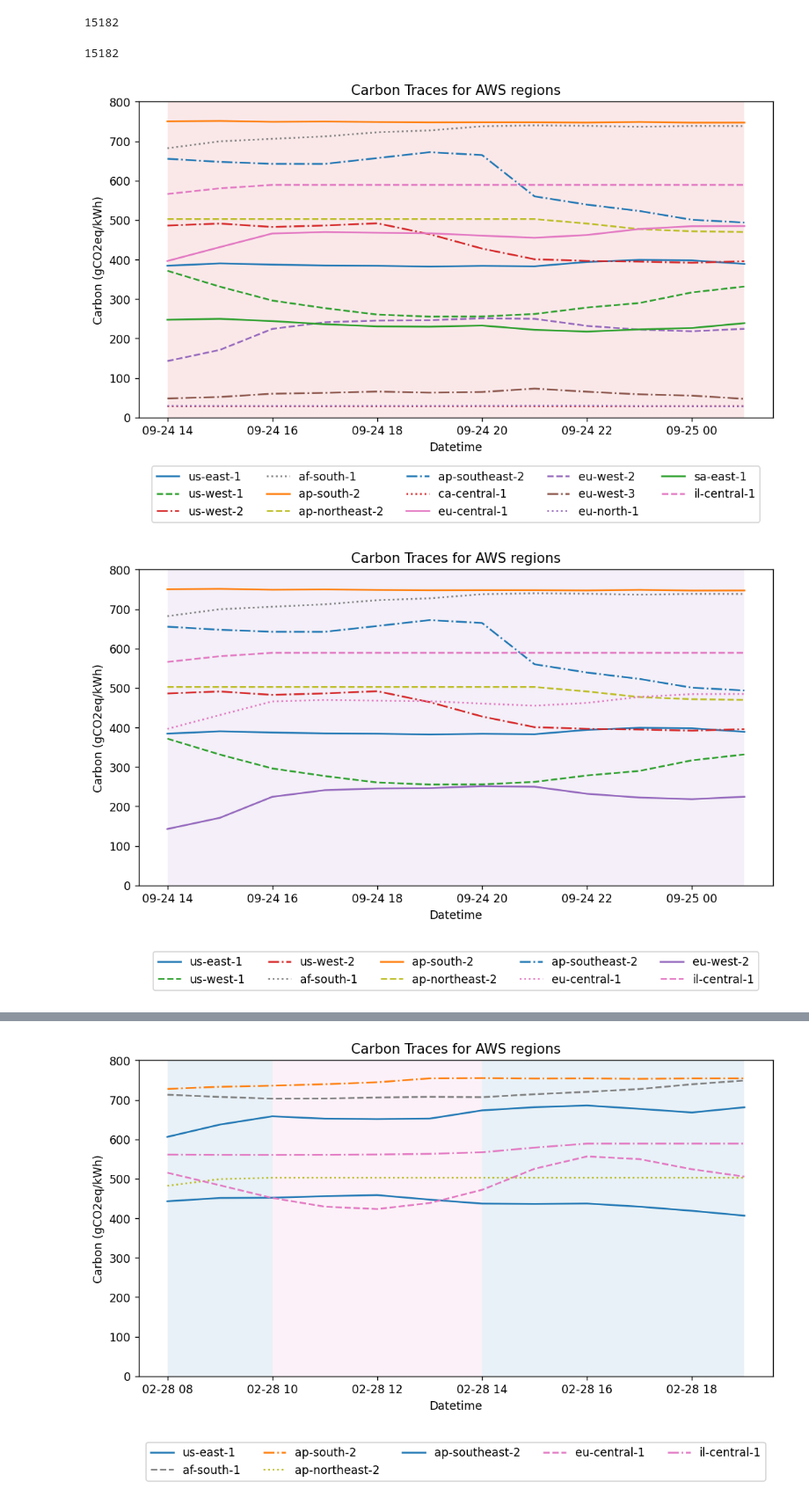
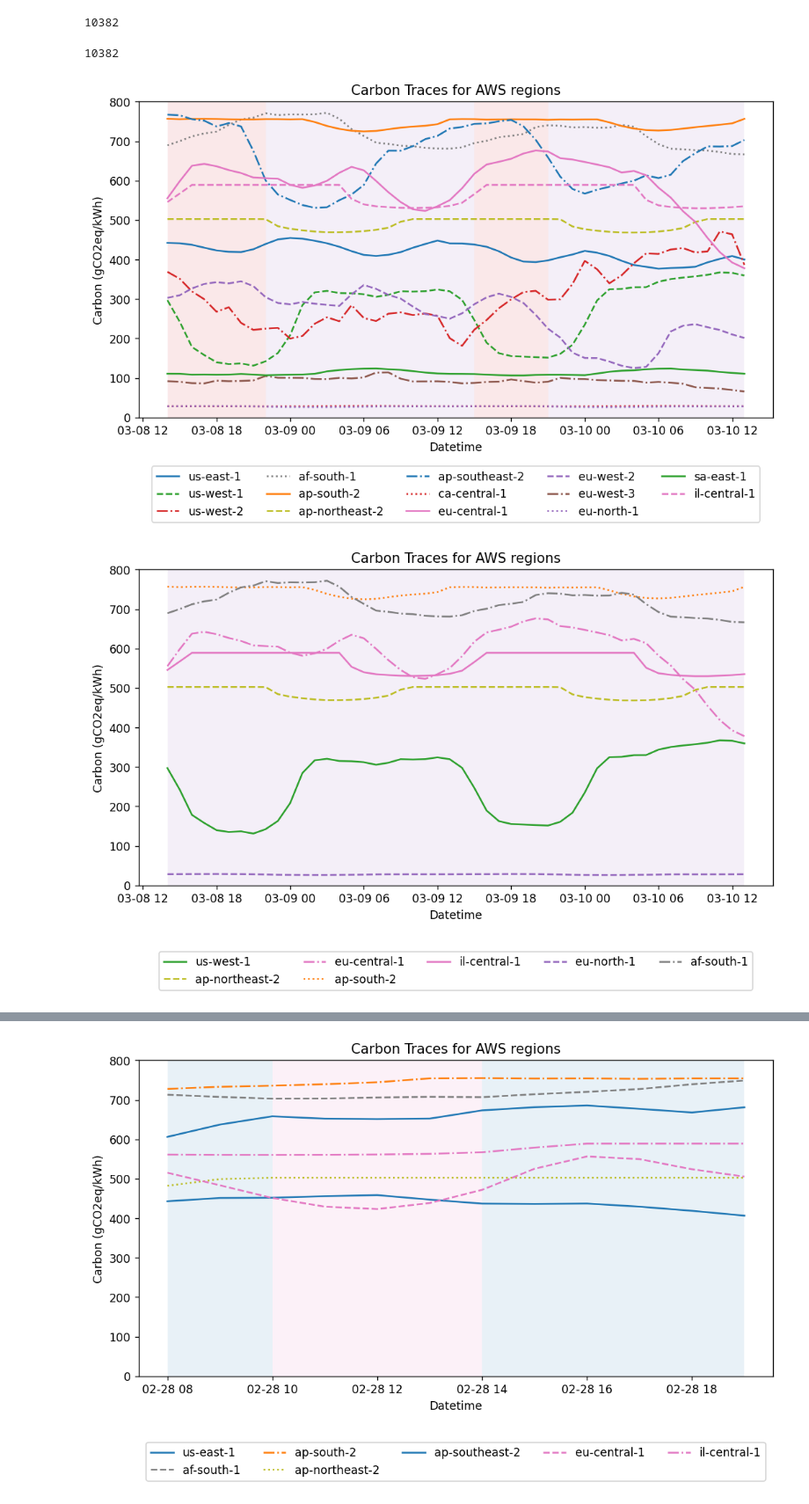
Before and after one commit to umassos/caslb-experiments, a Jupyter notebook: examiningCarbon.ipynb, the cells around one changed output, grey strips where cells are left out. Shown: that part at 88% size. Drawn from its saved outputs; the diff is of its cells as text; code cells hidden in the pictures.

```diff
--- a/examiningCarbon.ipynb
+++ b/examiningCarbon.ipynb
@@ -72,7 +72,7 @@ datetimes, carbon_vector = carbonTraces.get_numpy(m)
 carbon_simplex = carbonTraces.get_simplex(simplex_names)
 # %%
 # get a random 48 hour sequence
-T = 12
+T = 48
 # randomly choose an index from datetimes, and make sure there are at least T days including/after that index
 index = np.random.randint(0, len(datetimes) - T)
 dtSequence = datetimes[index:index+T]
@@ -81,11 +81,11 @@ print(index)
 # get the carbon traces for the sequence
 simplexSequence = carbon_simplex[index:index+T, :]
 # %% [output]
-15182
+10382
 # %%
 print(dtSequence.index[0])
 # %% [output]
-15182
+10382
 # %%
 import itertools
 # plot once for each region
@@ -125,22 +125,11 @@ plt.show()
 # carbonTrace = simplexSequence[:, regionIndex]
 # print(carbonTrace)
 # %% [output]
-[figure, old version]
+[figure, new version]
 # %%
 # pick a smaller subset of regions
 # AWS regions
-newNames = [
-    "us-east-1",      # US East (N. Virginia)
-    "us-west-1",      # US West (N. California)
-    "us-west-2",      # US West (Oregon)
-    "af-south-1",     # Africa (Cape Town)
-    "ap-south-2",     # Asia Pacific (Hyderabad)
-    "ap-northeast-2", # Asia Pacific (Seoul)
-    "ap-southeast-2", # Asia Pacific (Sydney)
-    "eu-central-1",   # Europe (Frankfurt)
-    "eu-west-2",      # Europe (London)
-    "il-central-1"    # Israel (Tel Aviv)
-]
+newNames = ['us-west-1', 'ap-northeast-2', 'eu-central-1', 'ap-south-2', 'il-central-1', 'eu-north-1', 'af-south-1']
 
 simplex_newNames = []
 # create a new simplex_names vector
@@ -165,34 +154,34 @@ colors = plt.get_cmap('tab10')
 color_cycle = itertools.cycle(colors(range(10)))
 color_index_list = list(colors(range(10)))
 
 for i, name in enumerate(newNames):
     regionIndex = simplex_newNames.index(name + " ON")
     carbonTrace = simplexSequence[:, regionIndex]
     plt.plot(dtSequence, carbonTrace, label=name, linestyle=next(linestyle), color=colorDict[name])
 # for each hour of the plotted week, shade the background with the color of the region with the lowest carbon
 for i in range(T-1):
     # get the carbon for each region at this hour
     carbon = simplexSequence[i, :]
     # get the region with the lowest nonzero carbon
     minIndex = np.argmin(carbon[np.nonzero(carbon)])*2
     minRegion = simplex_newNames[minIndex]
     colorIndex = newNames.index(minRegion[:-3])
     # shade the background
     plt.axvspan(dtSequence[dtSequence.index[i]], dtSequence[dtSequence.index[i+1]], facecolor=colorDict[minRegion[:-3]], alpha=0.1)
 plt.xlabel('Datetime')
 plt.ylabel('Carbon (gCO2eq/kWh)')
 plt.ylim(0, 800)
 plt.title('Carbon Traces for AWS regions')
 # put the legend outside the figure at the bottom
 plt.legend(loc='lower center', bbox_to_anchor=(0.5, -0.35), ncol=5)
 plt.show()
 
 # # print the carbon trace for eu-west-3
 # regionIndex = simplex_newNames.index("eu-west-3 ON")
 # carbonTrace = simplexSequence[:, regionIndex]
 # print(carbonTrace)
 # %% [output]
-[figure, old version]
+[figure, new version]
 # %%
 # plot distances between new names
 # get the distance matrix
```
Also changed, not shown: parts of 1 cell of this notebook, 3 other files.
